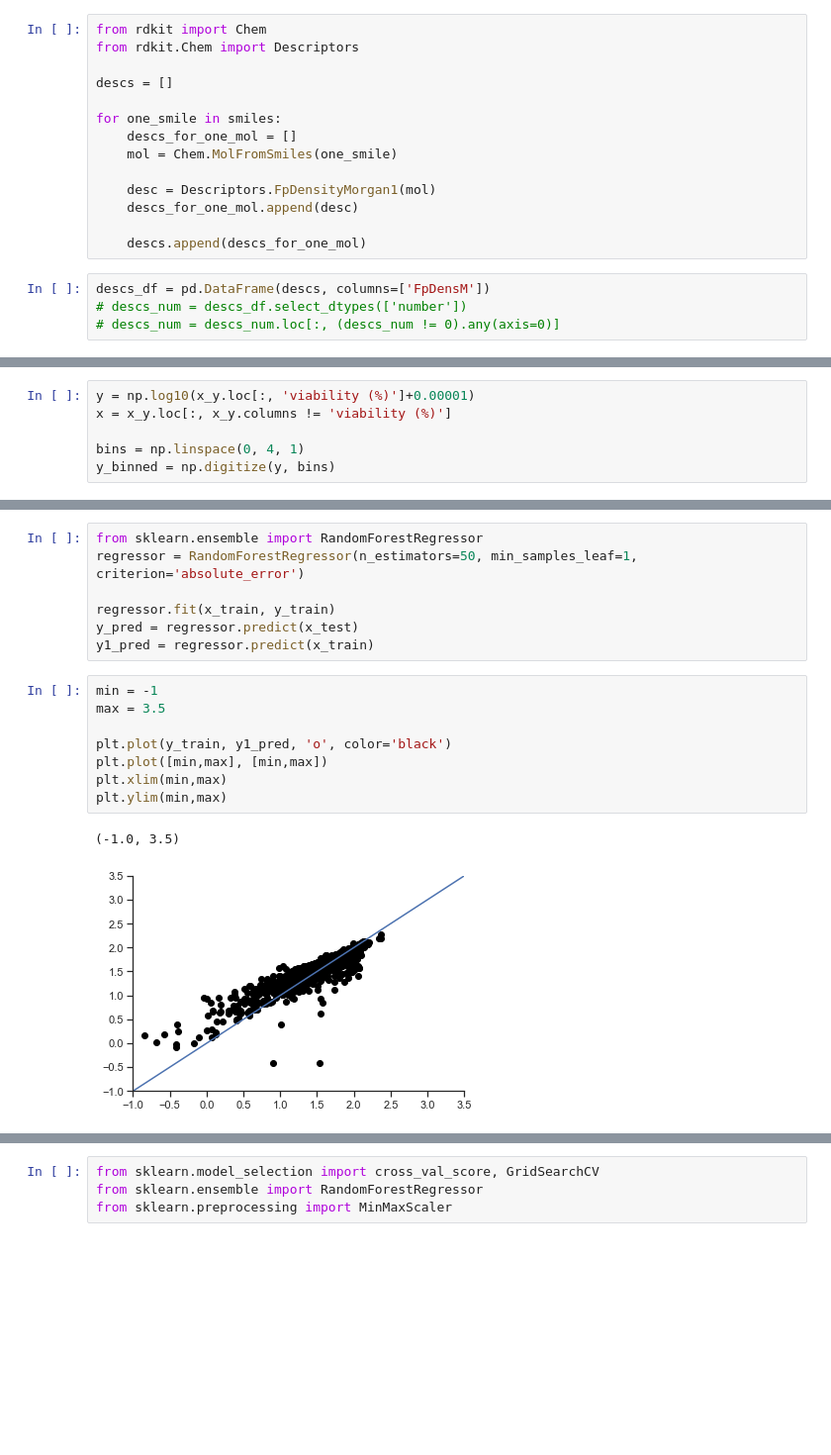
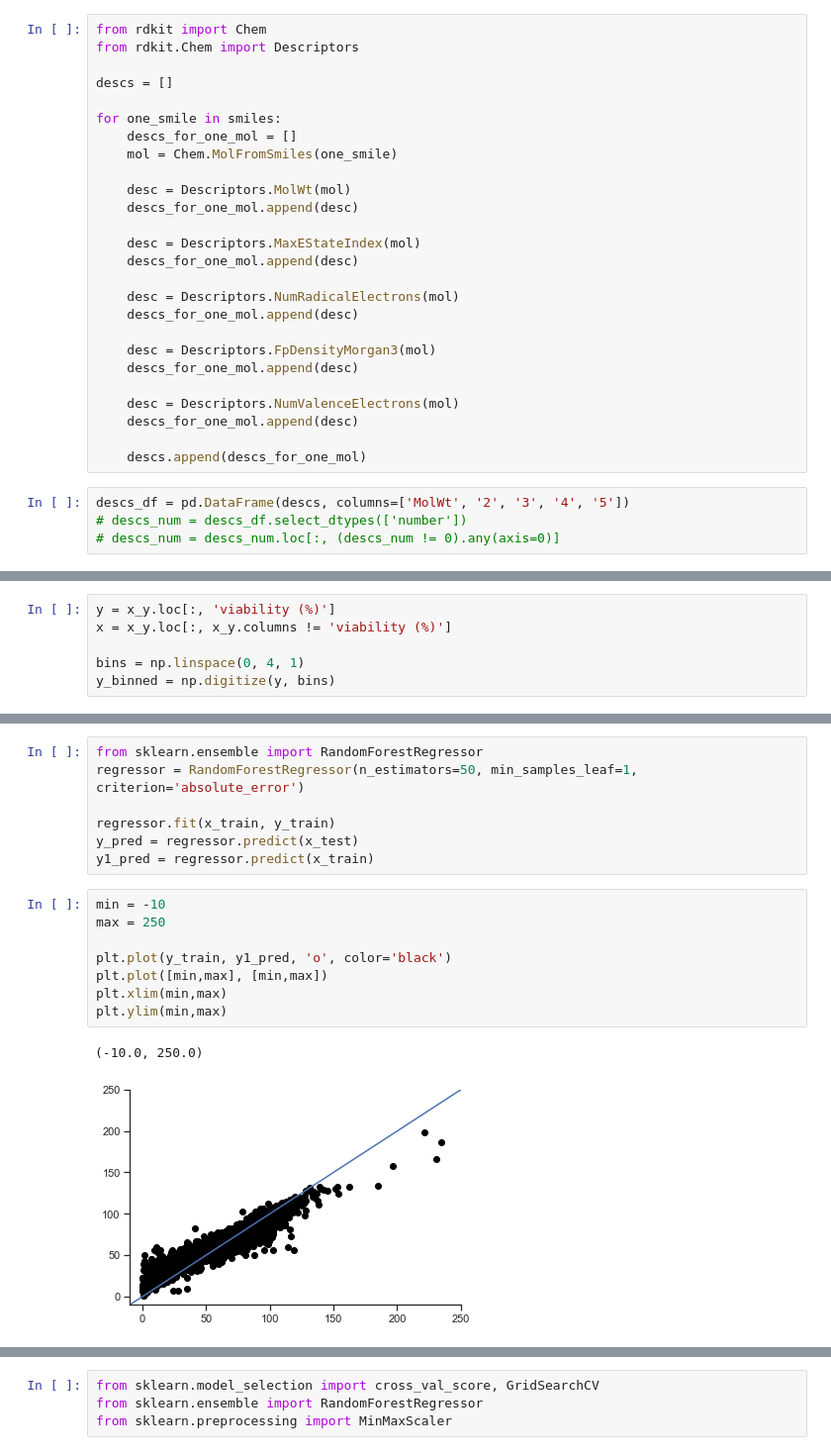
Before and after one commit to Boss-chemAIst/Nanoparticle_cytotoxicity, a Jupyter notebook: models/Random_Forest_Regressor.ipynb, the cells around one changed output, grey strips where cells are left out. Shown: that part at 99% size. Drawn from its saved outputs; the diff is of its cells as text; blank space fills up the shorter version.

```diff
--- a/models/Random_Forest_Regressor.ipynb
+++ b/models/Random_Forest_Regressor.ipynb
@@ -42,12 +40,24 @@ for one_smile in smiles:
     descs_for_one_mol = []
     mol = Chem.MolFromSmiles(one_smile)
 
-    desc = Descriptors.FpDensityMorgan1(mol)
+    desc = Descriptors.MolWt(mol)
+    descs_for_one_mol.append(desc)
+
+    desc = Descriptors.MaxEStateIndex(mol)
+    descs_for_one_mol.append(desc)
+
+    desc = Descriptors.NumRadicalElectrons(mol)
+    descs_for_one_mol.append(desc)
+
+    desc = Descriptors.FpDensityMorgan3(mol)
+    descs_for_one_mol.append(desc)
+
+    desc = Descriptors.NumValenceElectrons(mol)
     descs_for_one_mol.append(desc)
 
     descs.append(descs_for_one_mol)
 # %%
-descs_df = pd.DataFrame(descs, columns=['FpDensM'])
+descs_df = pd.DataFrame(descs, columns=['MolWt', '2', '3', '4', '5'])
 # descs_num = descs_df.select_dtypes(['number'])
 # descs_num = descs_num.loc[:, (descs_num != 0).any(axis=0)]
 # %%
@@ -118,5 +128,5 @@ x_y
 # %%
-y = np.log10(x_y.loc[:, 'viability (%)']+0.00001)
+y = x_y.loc[:, 'viability (%)']
 x = x_y.loc[:, x_y.columns != 'viability (%)']
 
 bins = np.linspace(0, 4, 1)
@@ -131,16 +141,16 @@ regressor.fit(x_train, y_train)
 y_pred = regressor.predict(x_test)
 y1_pred = regressor.predict(x_train)
 # %%
-min = -1
-max = 3.5
+min = -10
+max = 250
 
 plt.plot(y_train, y1_pred, 'o', color='black')
 plt.plot([min,max], [min,max])
 plt.xlim(min,max)
 plt.ylim(min,max)
 # %% [output]
-(-1.0, 3.5)
+(-10.0, 250.0)
-[figure, old version]
+[figure, new version]
 # %%
 from sklearn.model_selection import cross_val_score
 
```
Also changed, not shown: parts of 4 cells of this notebook.
